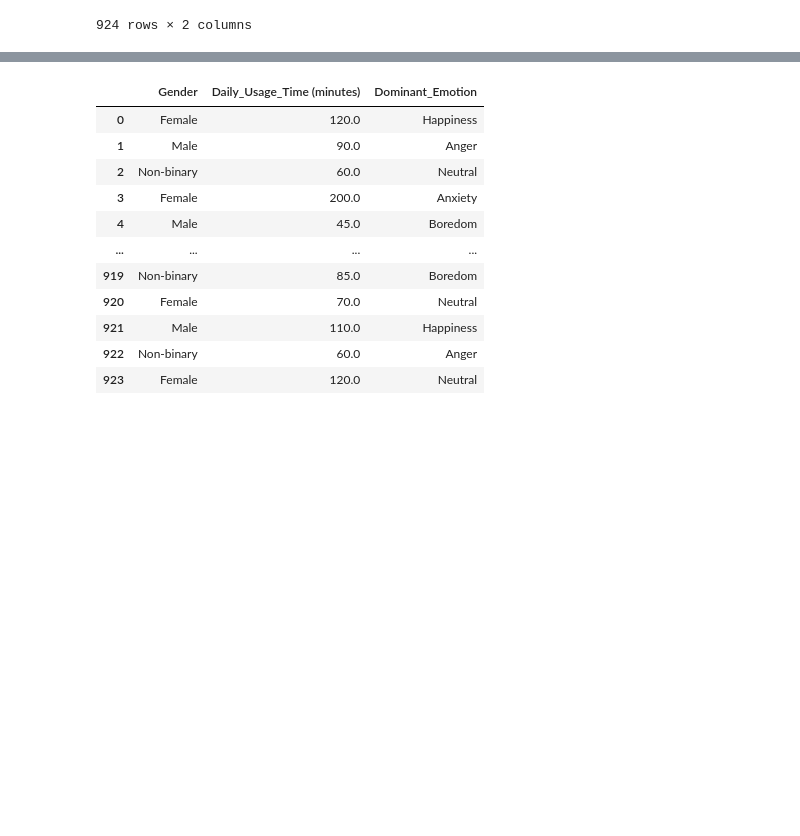
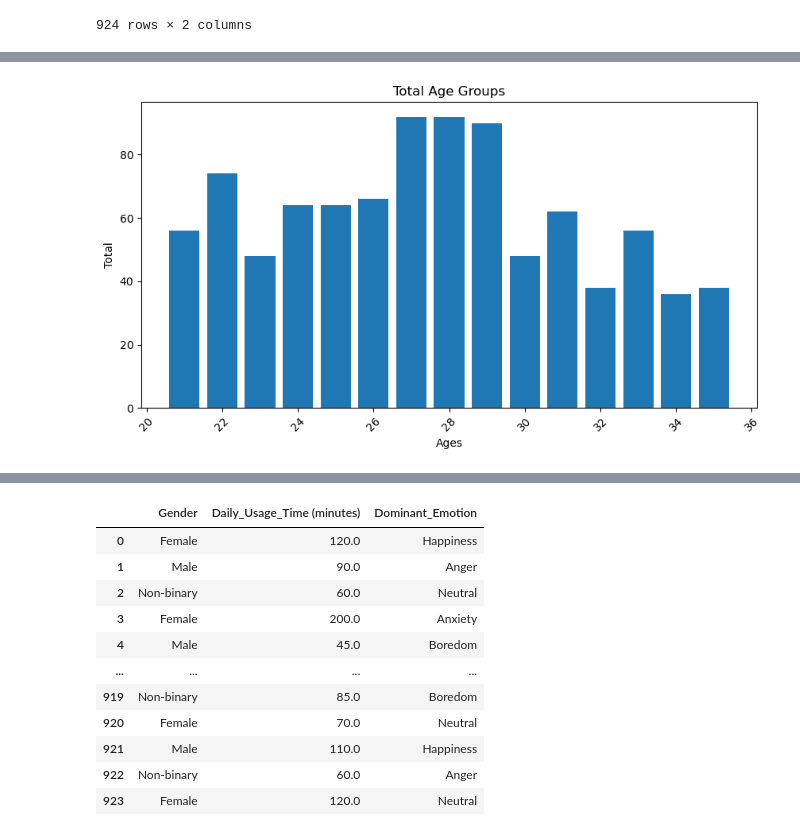
Before and after one commit to cindyd97/Analyzing-Social-Media-And-Emotions, a Jupyter notebook: Daniel's_work/Analysis.ipynb, the cells around one changed output, grey strips where cells are left out. Saved outputs shown, nothing was run; the diff lists cells and outputs as text; code cells hidden in the pictures; blank space fills up the shorter version.

```diff
--- a/Daniel's_work/Analysis.ipynb
+++ b/Daniel's_work/Analysis.ipynb
@@ -37,0 +71,14 @@ analysis_1_df
+# %%
+age_counts = analysis_1_df['Age'].value_counts()
+
+# Create the bar chart
+plt.figure(figsize=(10, 5))
+plt.bar(age_counts.index, age_counts.values)
+plt.title('Total Age Groups')
+plt.xlabel('Ages')
+plt.ylabel('Total')
+plt.xticks(rotation=45)
+plt.savefig("../Data/Total_Age_Groups.png")
+plt.show()
+# %% [output]
+[figure, added]
```
Also changed, not shown: parts of 23 cells of this notebook, 5 other files.
